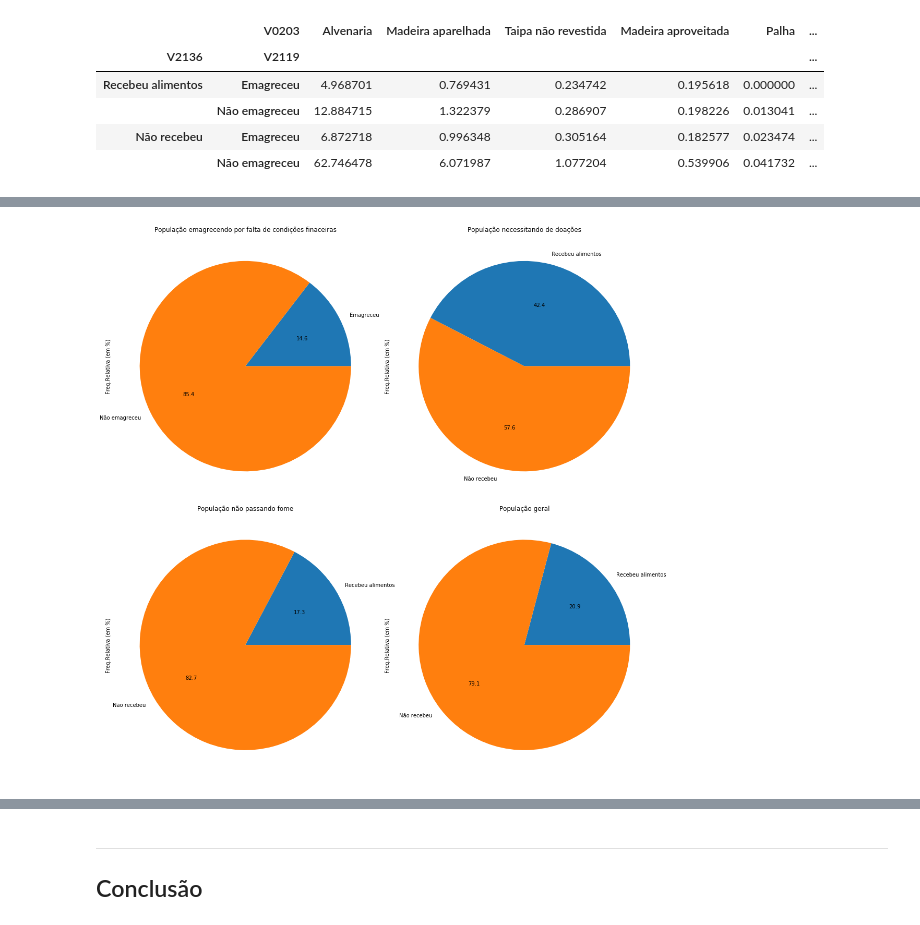
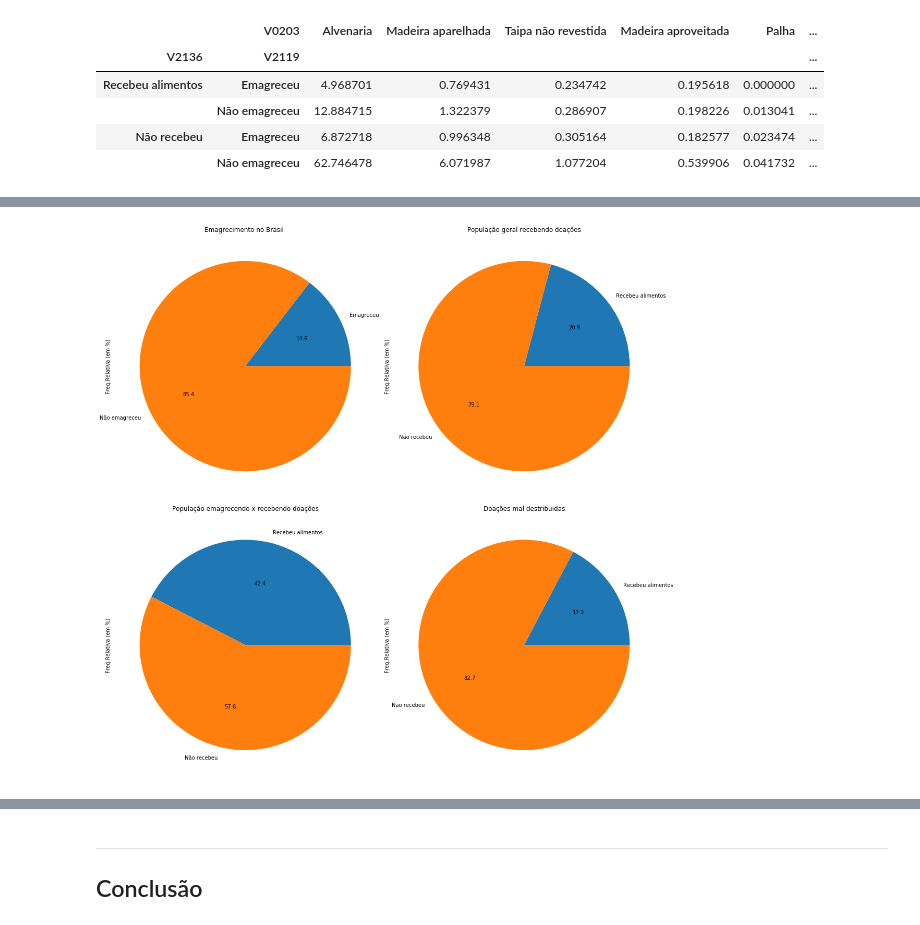
Before and after one commit to leonardoimakuma/projeto-1---CI-NCIA-DOS-DADOS, a Jupyter notebook: Projeto1 Layout.ipynb, the cells around one changed output, grey strips where cells are left out. Drawn from its saved outputs; the diff is of its cells as text; code cells hidden in the pictures.

```diff
--- a/Projeto1 Layout.ipynb
+++ b/Projeto1 Layout.ipynb
@@ -38,4 +28,7 @@ C:\Users\Leonardo\Documents\insper\ciencia dos dados
 # %%
-dados= pd.read_csv('DOM2009.csv',sep=',')
+dados2009= pd.read_csv('DOM2009.csv',sep=',')
+dados2013=pd.read_csv('DOM2013.csv',sep=',')
 # %%
-dadosID = dados.loc[: ,["UF","V0203","V0207","V0229","V2136","V2103","V2107","V2109","V2119","V4621"]]
+#Configurar as colunas que usarei
+dadosID2009 = dados2009.loc[: ,["UF","V0203","V0207","V0229","V2136","V2103","V2107","V2109","V2119","V4621"]]
+dadosID2013 = dados2013.loc[: ,["UF","V0203","V0207","V0229","V2136","V2103","V2107","V2109","V2119","V4621"]]
@@ -44 +35,5 @@ dadosCompletos=dadosID.dropna()
+# %%
+#tirar os NaN
+dadosCompletos=dadosID2009.dropna()
+dadosCompletos2013=dadosID2013.dropna()
 # %%
@@ -154,37 +110,39 @@ ct5.plot.bar(color=('yellow', 'salmon', 'blue', 'red', 'green'), stacked=True, f
 # %%
 fig = plt.figure(figsize=(15, 15))
 
+###########################################################################################################################
+recebendo = (dadosCompletos.V2136.value_counts(sort=False, normalize=True)*100).round(decimals=1)
+
+plt.subplot(222)
+plot = recebendo.plot(kind='pie',title='População geral recebendo doações',autopct='%.1f')
+plt.ylabel('Freq.Relativa (em %)')
+plt.xlabel('')
+
 fomeMagro = (dadosCompletos.V2119.value_counts(sort=False, normalize=True)*100)#.round(decimals=1)
 plt.subplot(221)
-plot = fomeMagro.plot(kind='pie',title='População emagrecendo por falta de condições finaceiras',autopct='%.1f')
+plot = fomeMagro.plot(kind='pie',title='Emagrecimento no Brasil ',autopct='%.1f')
 plt.ylabel('Freq.Relativa (em %)')
 plt.xlabel('')
 
 
 
 fome = (dadosMagros.V2136.value_counts(sort=False, normalize=True)*100).round(decimals=1)
 
-plt.subplot(222)
-plot = fome.plot(kind='pie',title='População necessitando de doações',autopct='%.1f')
+plt.subplot(223)
+plot = fome.plot(kind='pie',title='População emagrecendo x recebendo doações',autopct='%.1f')
 plt.ylabel('Freq.Relativa (em %)')
 plt.xlabel('')
 ###########################################################################################################################
 semfome = (dadosNaoMagros.V2136.value_counts(sort=False, normalize=True)*100).round(decimals=1)
 
-plt.subplot(223)
-plot = semfome.plot(kind='pie',title='População não passando fome',autopct='%.1f')
+plt.subplot(224)
+plot = semfome.plot(kind='pie',title='Doações mal destribuidas',autopct='%.1f')
 plt.ylabel('Freq.Relativa (em %)')
 plt.xlabel('')
 ###########################################################################################################################
-recebendo = (dadosCompletos.V2136.value_counts(sort=False, normalize=True)*100).round(decimals=1)
-
-plt.subplot(224)
-plot = recebendo.plot(kind='pie',title='População geral',autopct='%.1f')
-plt.ylabel('Freq.Relativa (em %)')
-plt.xlabel('')
 
 
 plt.tight_layout()
 plt.show()
 # %% [output]
-[figure, old version]
+[figure, new version]
```
Also changed, not shown: parts of 20 cells of this notebook.
